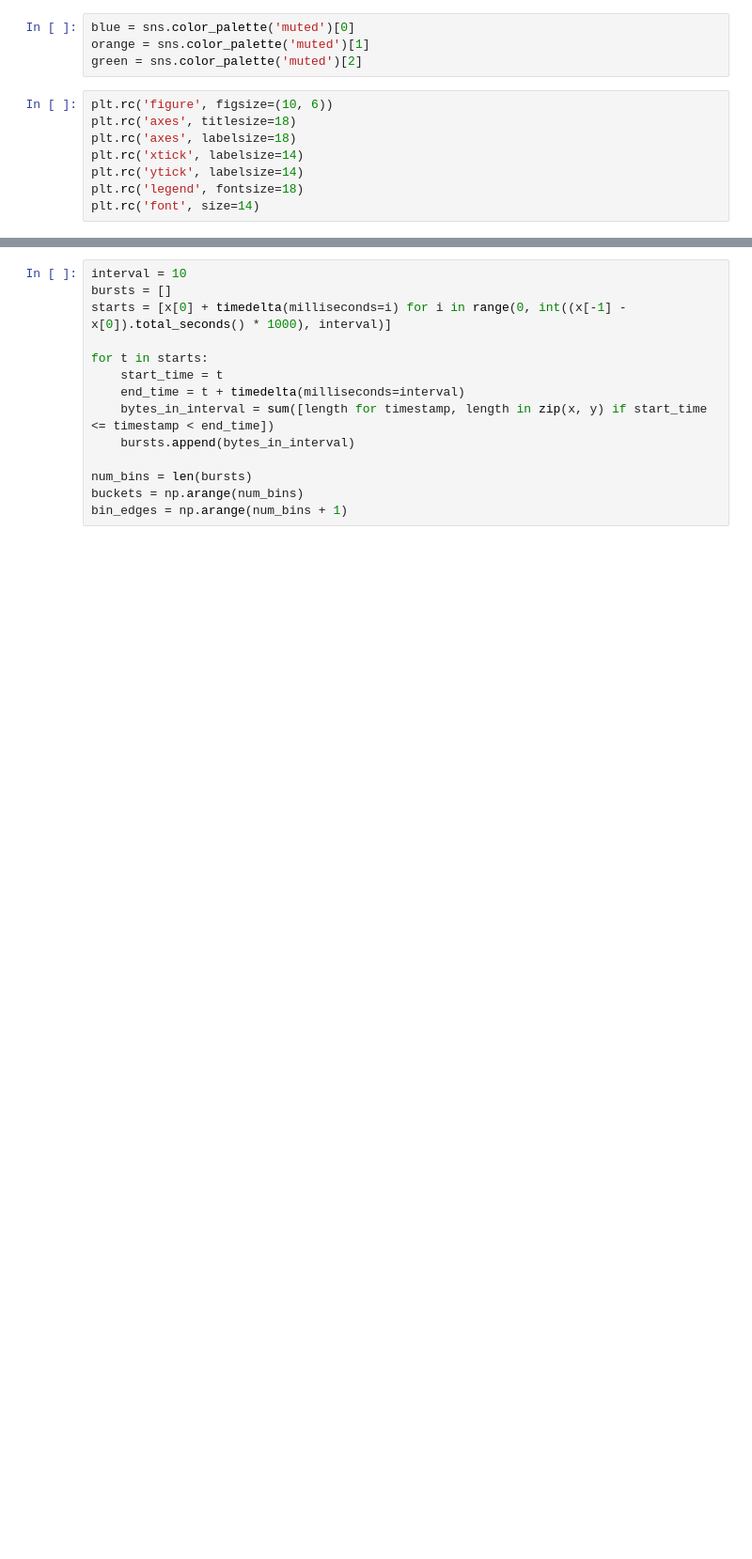
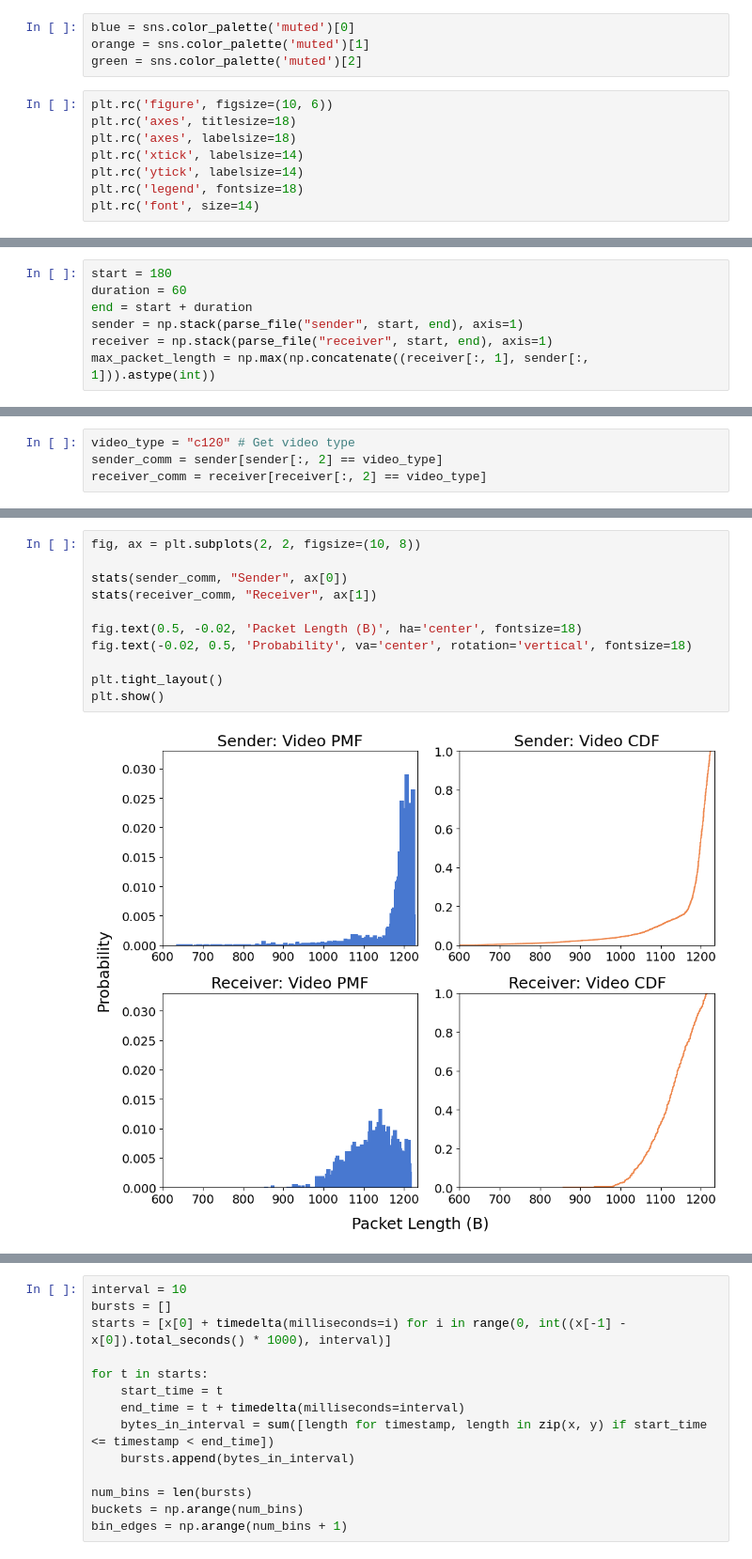
Before and after one commit to AlSchlo/webrtc-prud, a Jupyter notebook: googlemeets_analytics.ipynb, the cells around one changed output, grey strips where cells are left out. Shown at 94% size. Cells and saved outputs as stored; diff of their text form; blank space fills up the shorter version.

```diff
--- a/googlemeets_analytics.ipynb
+++ b/googlemeets_analytics.ipynb
@@ -47 +56,8 @@ y = lengths[0:(len(lengths)//3)]
+# %%
+start = 180
+duration = 60
+end = start + duration
+sender = np.stack(parse_file("sender", start, end), axis=1)
+receiver = np.stack(parse_file("receiver", start, end), axis=1)
+max_packet_length = np.max(np.concatenate((receiver[:, 1], sender[:, 1])).astype(int))
 # %%
@@ -61 +97,5 @@ plt.show()
+# %%
+video_type = "c120" # Get video type
+sender_comm = sender[sender[:, 2] == video_type]
+receiver_comm = receiver[receiver[:, 2] == video_type]
 # %%
@@ -88,0 +120,13 @@ plt.show()
+# %%
+fig, ax = plt.subplots(2, 2, figsize=(10, 8))
+
+stats(sender_comm, "Sender", ax[0])
+stats(receiver_comm, "Receiver", ax[1])
+
+fig.text(0.5, -0.02, 'Packet Length (B)', ha='center', fontsize=18)
+fig.text(-0.02, 0.5, 'Probability', va='center', rotation='vertical', fontsize=18)
+
+plt.tight_layout()
+plt.show()
+# %% [output]
+[figure, added]
```
Also changed, not shown: parts of 22 cells of this notebook.
